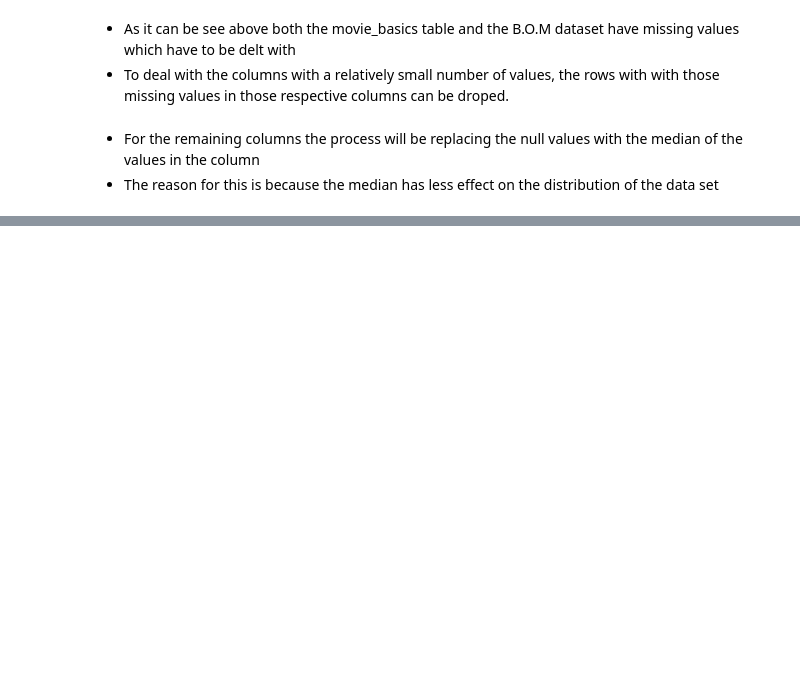
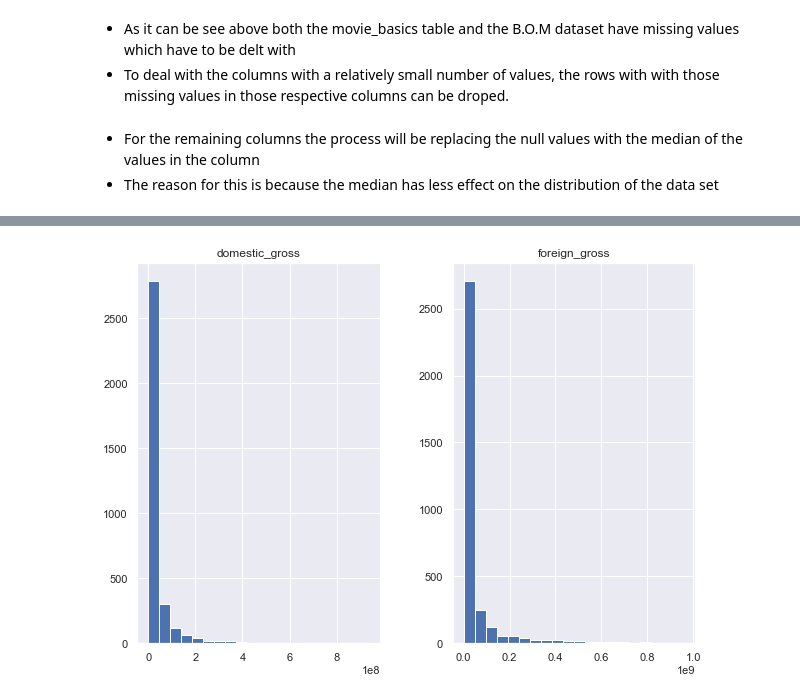
Before and after one commit to Mponziii/Microsoft-Movie-Studio-Project, a Jupyter notebook: student.ipynb, the cells around one changed output, grey strips where cells are left out. Cells and saved outputs as stored; diff of their text form; code cells hidden in the pictures; blank space fills up the shorter version.

```diff
--- a/student.ipynb
+++ b/student.ipynb
@@ -346,0 +447,5 @@ basic['runtime_minutes'].fillna(basic['runtime_minutes'].median(), inplace=True)
+# %%
+#Plot histograms and check skewed distribution of both columns
+bom.hist(figsize= (10,7), column= ['domestic_gross','foreign_gross'], bins=20);
+# %% [output]
+[figure, added]
```
Also changed, not shown: parts of 42 cells of this notebook, 1 other file.
